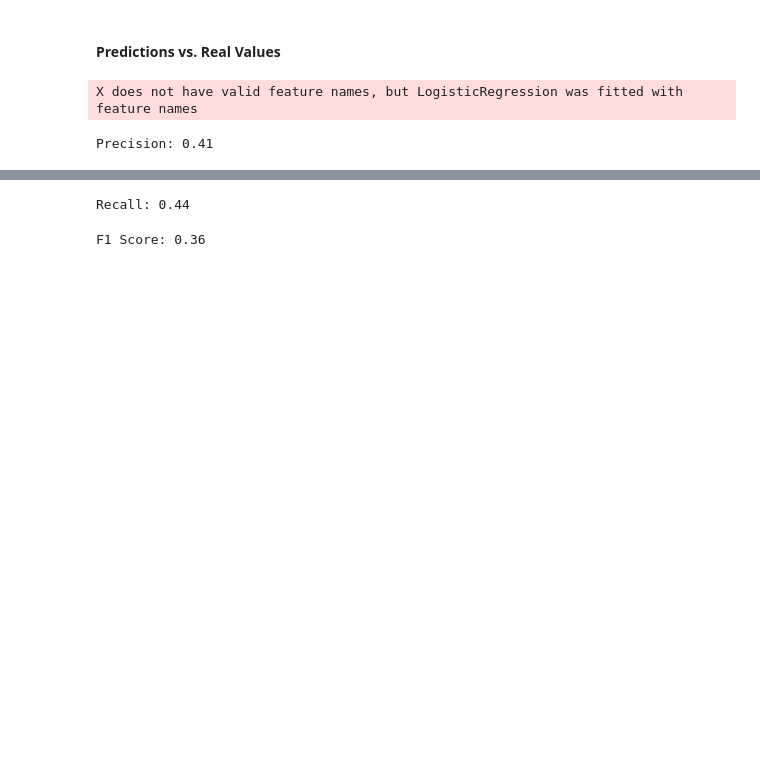
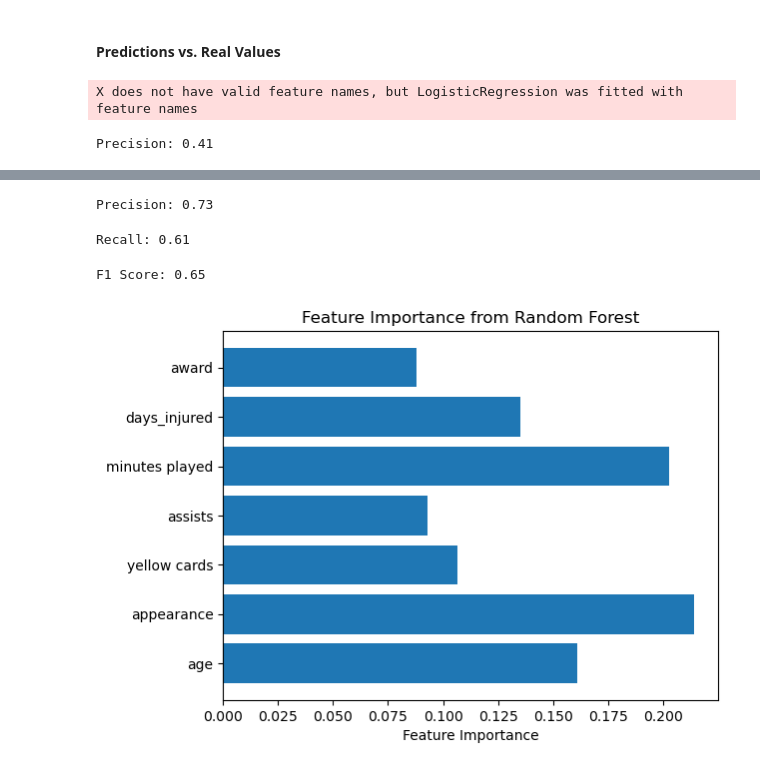
Before and after one commit to Tuwaiq-DS-ML-bootcamp-V-6/Use-case-7, a Jupyter notebook: EDA explain template.ipynb, the cells around one changed output, grey strips where cells are left out. Drawn from its saved outputs; the diff is of its cells as text; code cells hidden in the pictures; blank space fills up the shorter version.

```diff
--- a/EDA explain template.ipynb
+++ b/EDA explain template.ipynb
@@ -517,2 +519,12 @@ GridSearchCV(cv=5, estimator=Ridge(alpha=0.1),
+# %%
+param_grid = {
+    'max_depth': [4, 5, 6, 7, 8, 12],
+    'n_estimators':[35, 40, 46, 66]
+}
+grid_search = GridSearchCV(estimator=rf_classifier,
+                           param_grid=param_grid,
+                           cv=5,
+                           scoring='f1_macro',
+                           verbose=1)
 # %% [markdown]
 ## Train the Model
@@ -709,10 +785,24 @@ Precision: 0.41
+# %%
+# Calculate Precision
+precision = precision_score(y_test, y_pred_rf_g, average='macro')
+print(f"Precision: {precision:.2f}")
+# %% [output]
+Precision: 0.73
 # %%
-recall = recall_score(y_test, y_pred, average='macro')
+recall = recall_score(y_test, y_pred_rf_g, average='macro')
 print(f"Recall: {recall:.2f}")
 # %% [output]
-Recall: 0.44
+Recall: 0.61
 # %%
-f1 = f1_score(y_test, y_pred, average='macro')
+f1 = f1_score(y_test, y_pred_rf_g, average='macro')
 print(f"F1 Score: {f1:.2f}")
 # %% [output]
-F1 Score: 0.36
+F1 Score: 0.65
+# %%
+feature_importances = best_model.feature_importances_
+plt.barh(X.columns, feature_importances)
+plt.xlabel('Feature Importance')
+plt.title('Feature Importance from Random Forest')
+plt.show()
+# %% [output]
+[figure, added]
```
Also changed, not shown: parts of 59 cells of this notebook.
